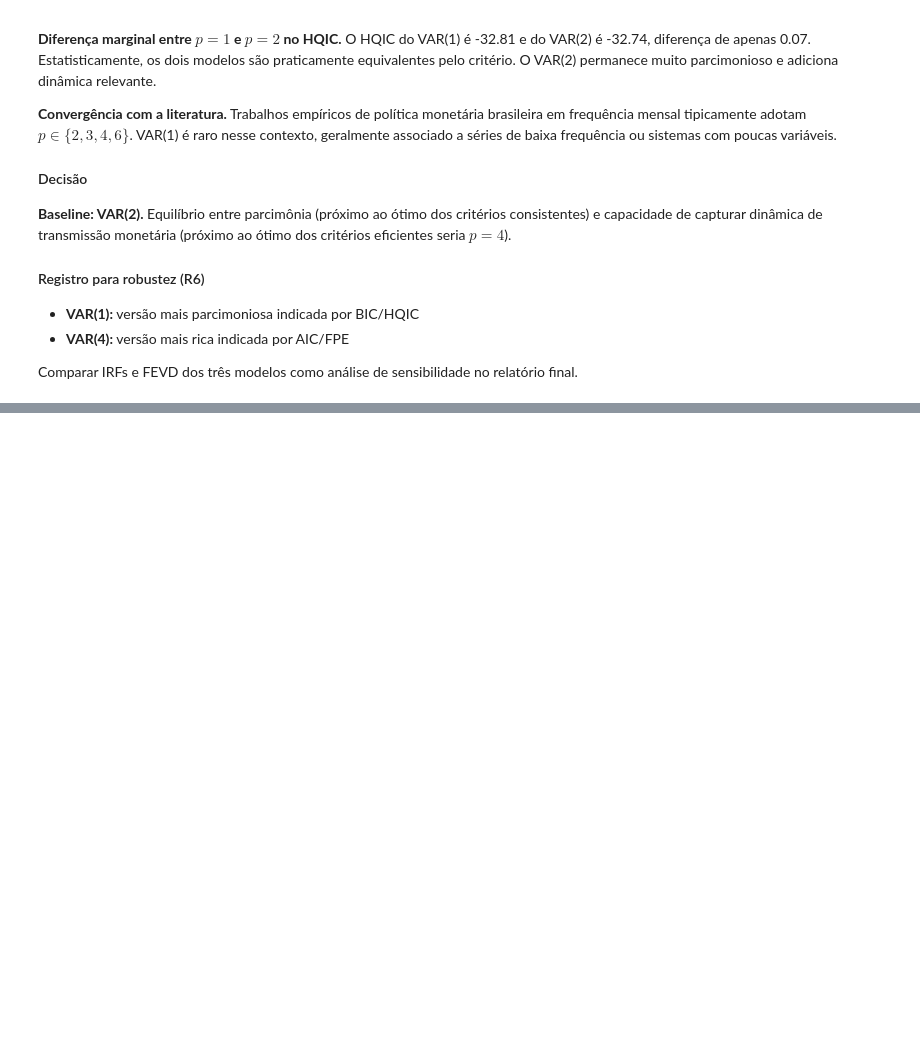
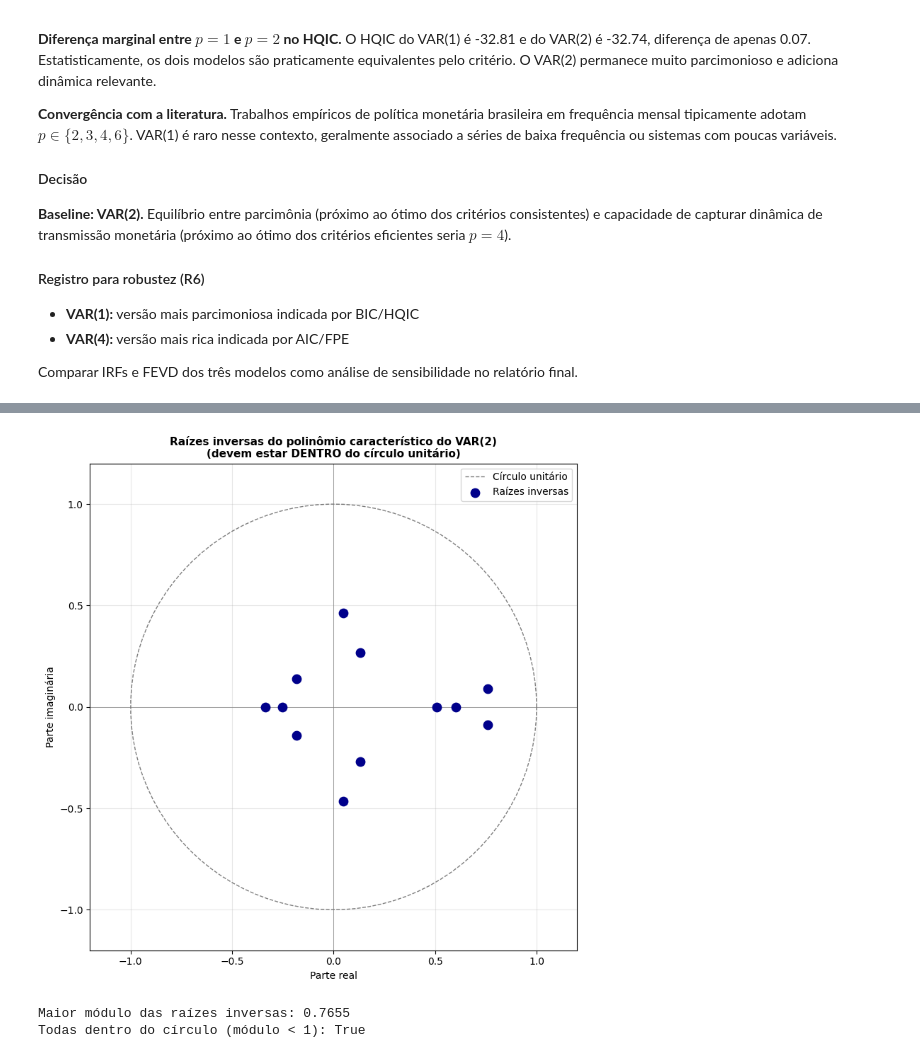
Before and after one commit to lDelmondes/politica-monetaria-br, a Jupyter notebook: notebooks/05_var_baseline.ipynb, the cells around one changed output, grey strips where cells are left out. Cells and saved outputs as stored; diff of their text form; code cells hidden in the pictures; blank space fills up the shorter version.

Commit message:
Adiciona estimacao e testes de diagnostico do VAR(2) baseline

```diff
--- a/notebooks/05_var_baseline.ipynb
+++ b/notebooks/05_var_baseline.ipynb
@@ -709,0 +733,11 @@ relatório final.
+# %%
+# Estima o VAR(2)
+var2 = modelo_var.fit(maxlags=2, ic=None)
+
+print("=" * 80)
+print("ESTIMAÇÃO DO VAR(2)")
+print("=" * 80)
+print(f"\nVariáveis endógenas: {var2.names}")
+print(f"Defasagens: {var2.k_ar}")
+print(f"Observações usadas: {var2.nobs}")
+print(f"Parâmetros estimados por equação: {var2.df_model}")
@@ -709,0 +796,39 @@ relatório final.
+# %%
+# Plot das raízes inversas no círculo unitário
+# Convertemos as raízes do polinômio (módulo > 1) para suas inversas (módulo < 1)
+raizes_inversas = 1 / raizes
+
+fig, ax = plt.subplots(figsize=(8, 8))
+
+# Círculo unitário
+theta = np.linspace(0, 2*np.pi, 100)
+ax.plot(np.cos(theta), np.sin(theta), 'k--', linewidth=1, alpha=0.5, label='Círculo unitário')
+
+# Raízes inversas (devem ficar DENTRO do círculo se modelo é estável)
+ax.scatter(raizes_inversas.real, raizes_inversas.imag,
+           color='darkblue', s=80, zorder=3, label='Raízes inversas')
+
+ax.axhline(0, color='gray', linewidth=0.5)
+ax.axvline(0, color='gray', linewidth=0.5)
+ax.set_xlabel('Parte real')
+ax.set_ylabel('Parte imaginária')
+ax.set_title('Raízes inversas do polinômio característico do VAR(2)\n(devem estar DENTRO do círculo unitário)',
+             fontsize=11, fontweight='bold')
+ax.set_aspect('equal')
+ax.grid(True, alpha=0.3)
+ax.set_xlim(-1.2, 1.2)
+ax.set_ylim(-1.2, 1.2)
+ax.legend(loc='upper right')
+
+plt.tight_layout()
+plt.savefig('../outputs/figures/07_raizes_var.png', dpi=120, bbox_inches='tight')
+plt.show()
+
+# Confirma que todas as raízes inversas estão dentro do círculo unitário
+modulos_inversos = np.abs(raizes_inversas)
+print(f"\nMaior módulo das raízes inversas: {modulos_inversos.max():.4f}")
+print(f"Todas dentro do círculo (módulo < 1): {(modulos_inversos < 1).all()}")
+# %% [output]
+[figure, added]
+Maior módulo das raízes inversas: 0.7655
+Todas dentro do círculo (módulo < 1): True
```
Also changed, not shown: parts of 5 cells of this notebook, 1 other file.
